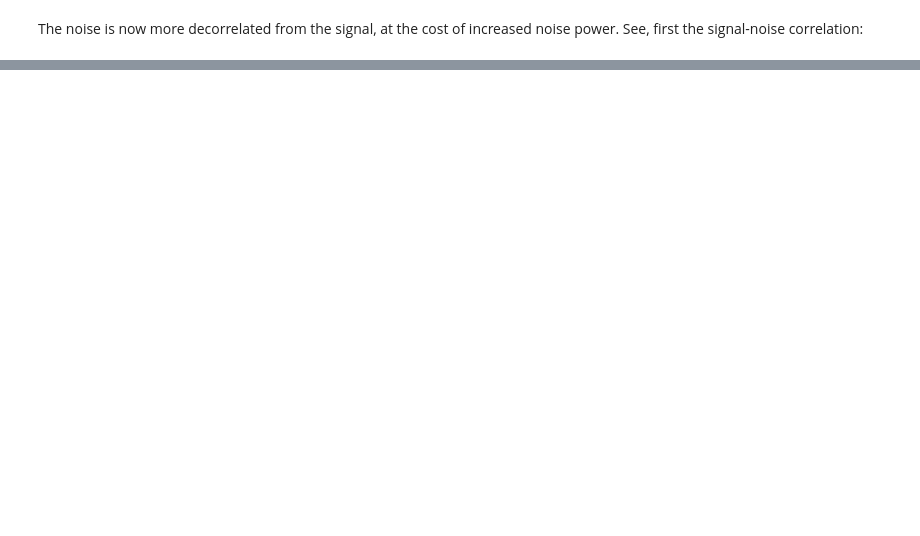
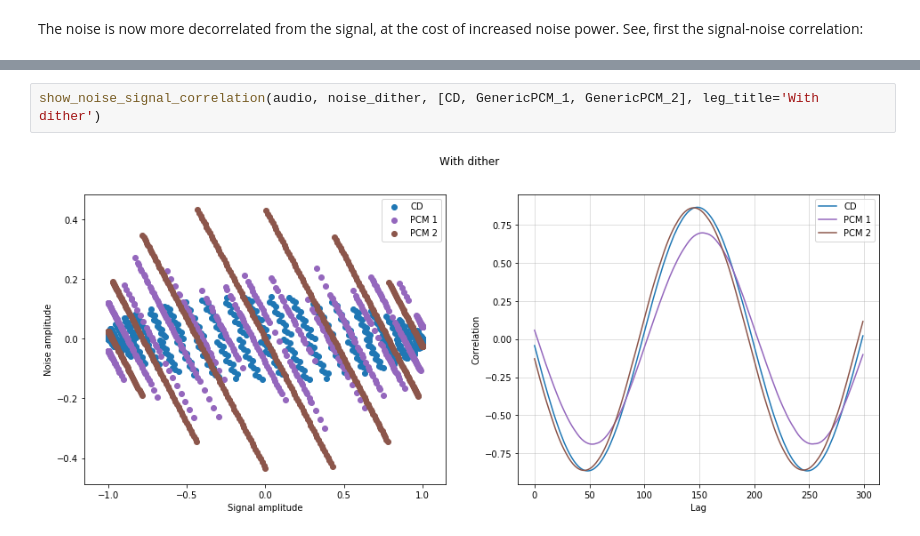
Before and after one commit to marcondos/signal, a Jupyter notebook: sampling.ipynb, the cells around one changed output, grey strips where cells are left out. Drawn from its saved outputs; the diff is of its cells as text; blank space fills up the shorter version.

```diff
--- a/sampling.ipynb
+++ b/sampling.ipynb
@@ -103,0 +102,4 @@ fig.set_size_inches(16, 6)
+# %%
+show_noise_signal_correlation(audio, noise_dither, [CD, GenericPCM_1, GenericPCM_2], leg_title='With dither')
+# %% [output]
+[figure, added]
```
Also changed, not shown: parts of 5 cells of this notebook.
